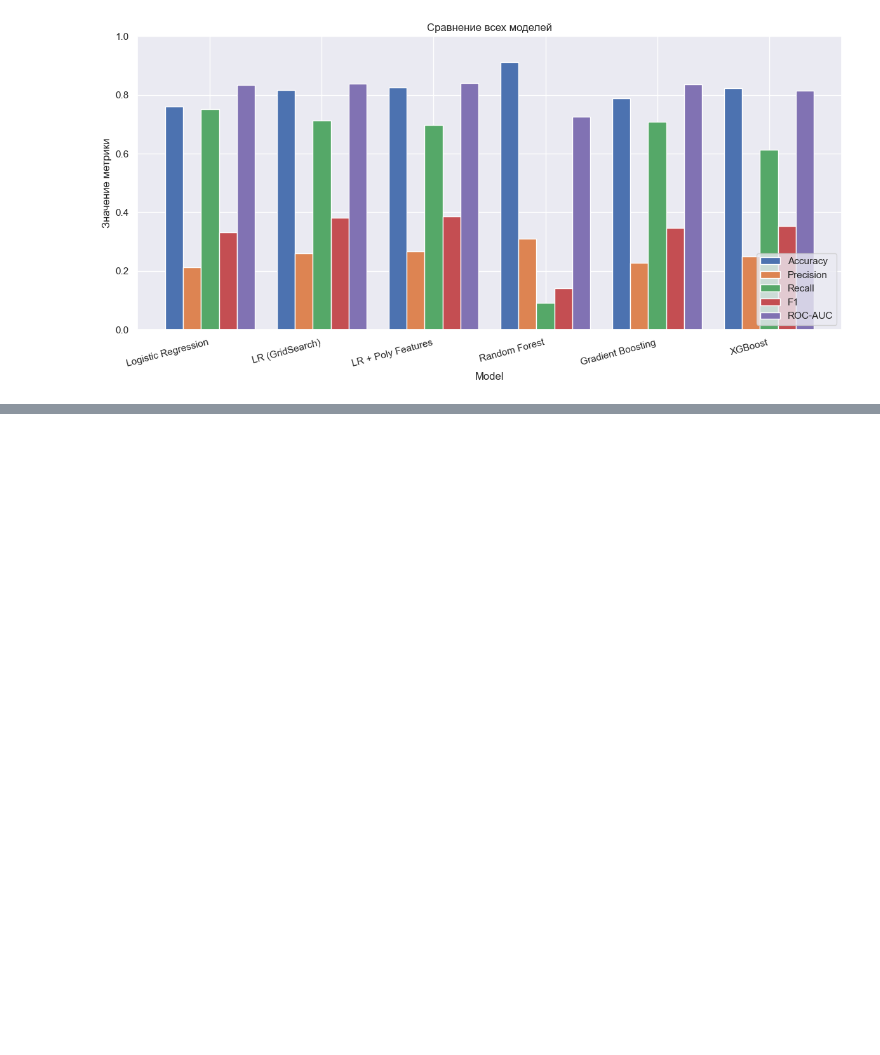
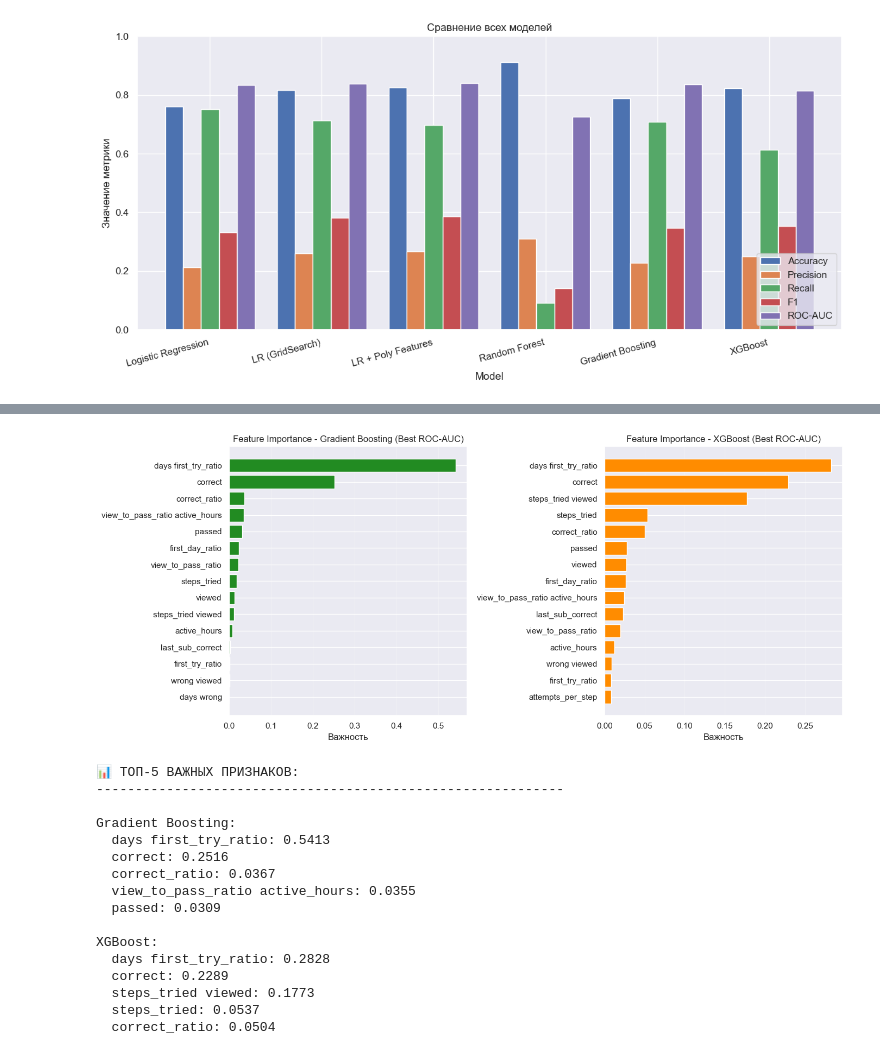
Before and after one commit to SergeySemenov314/stepik_retention_models, a Jupyter notebook: Untitled.ipynb, the cells around one changed output, grey strips where cells are left out. Cells and saved outputs as stored; diff of their text form; code cells hidden in the pictures; blank space fills up the shorter version.

```diff
--- a/Untitled.ipynb
+++ b/Untitled.ipynb
@@ -1613,0 +2193,57 @@ XGBoost                0.8226     0.2489  0.6140  0.3543   0.8142
+# %%
+# === FEATURE IMPORTANCE ДЛЯ ЛУЧШИХ БУСТИНГОВ ===
+fig, axes = plt.subplots(1, 2, figsize=(14, 6))
+
+# Gradient Boosting
+feat_imp_gb = pd.DataFrame({
+    'feature': X_train_final.columns,
+    'importance': gb_best_roc.feature_importances_
+}).sort_values('importance', ascending=True).tail(15)
+
+axes[0].barh(feat_imp_gb['feature'], feat_imp_gb['importance'], color='forestgreen')
+axes[0].set_xlabel('Важность')
+axes[0].set_title('Feature Importance - Gradient Boosting (Best ROC-AUC)')
+axes[0].grid(axis='x', alpha=0.3)
+
+# XGBoost
+feat_imp_xgb = pd.DataFrame({
+    'feature': X_train_final.columns,
+    'importance': xgb_best_roc.feature_importances_
+}).sort_values('importance', ascending=True).tail(15)
+
+axes[1].barh(feat_imp_xgb['feature'], feat_imp_xgb['importance'], color='darkorange')
+axes[1].set_xlabel('Важность')
+axes[1].set_title('Feature Importance - XGBoost (Best ROC-AUC)')
+axes[1].grid(axis='x', alpha=0.3)
+
+plt.tight_layout()
+plt.show()
+
+# Топ-5 признаков
+print("\n📊 ТОП-5 ВАЖНЫХ ПРИЗНАКОВ:")
+print("-"*60)
+print("\nGradient Boosting:")
+for i, row in feat_imp_gb.tail(5).iloc[::-1].iterrows():
+    print(f"  {row['feature']}: {row['importance']:.4f}")
+
+print("\nXGBoost:")
+for i, row in feat_imp_xgb.tail(5).iloc[::-1].iterrows():
+    print(f"  {row['feature']}: {row['importance']:.4f}")
+# %% [output]
+[figure, added]
+📊 ТОП-5 ВАЖНЫХ ПРИЗНАКОВ:
+------------------------------------------------------------
+
+Gradient Boosting:
+  days first_try_ratio: 0.5413
+  correct: 0.2516
+  correct_ratio: 0.0367
+  view_to_pass_ratio active_hours: 0.0355
+  passed: 0.0309
+
+XGBoost:
+  days first_try_ratio: 0.2828
+  correct: 0.2289
+  steps_tried viewed: 0.1773
+  steps_tried: 0.0537
+  correct_ratio: 0.0504
```
Also changed, not shown: parts of 13 cells of this notebook.
